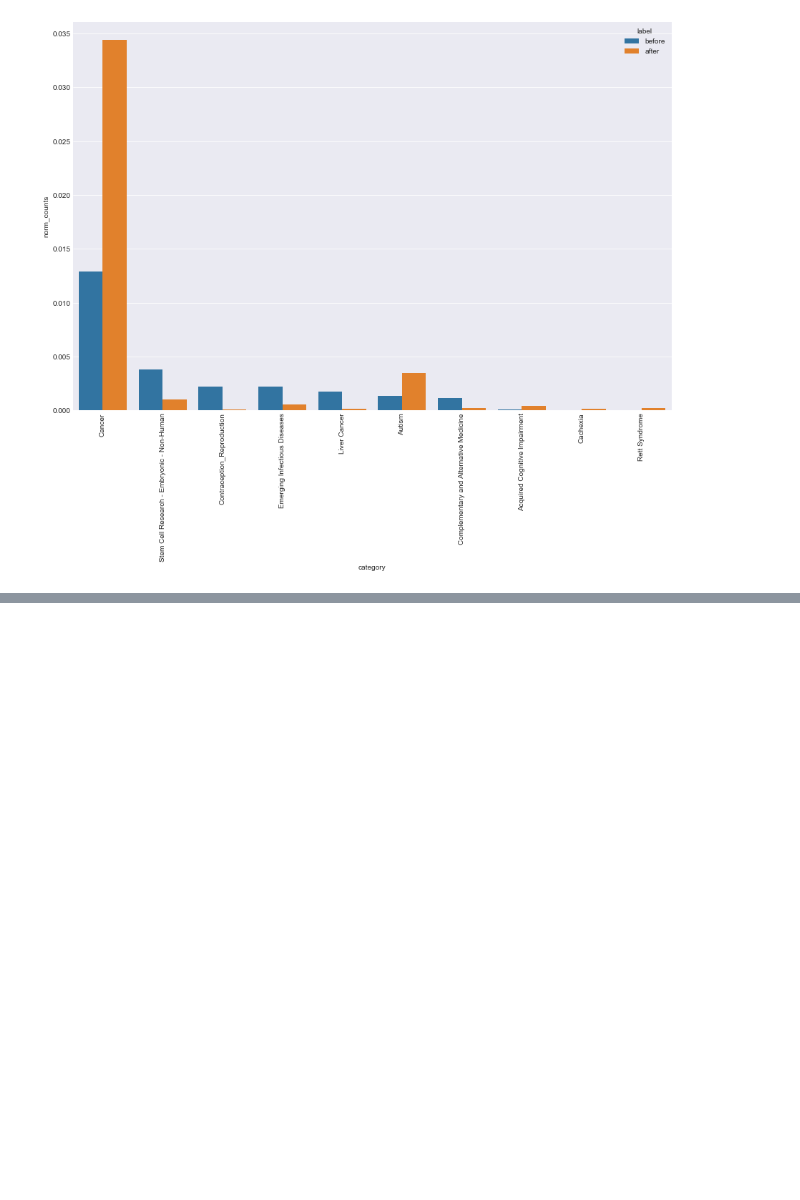
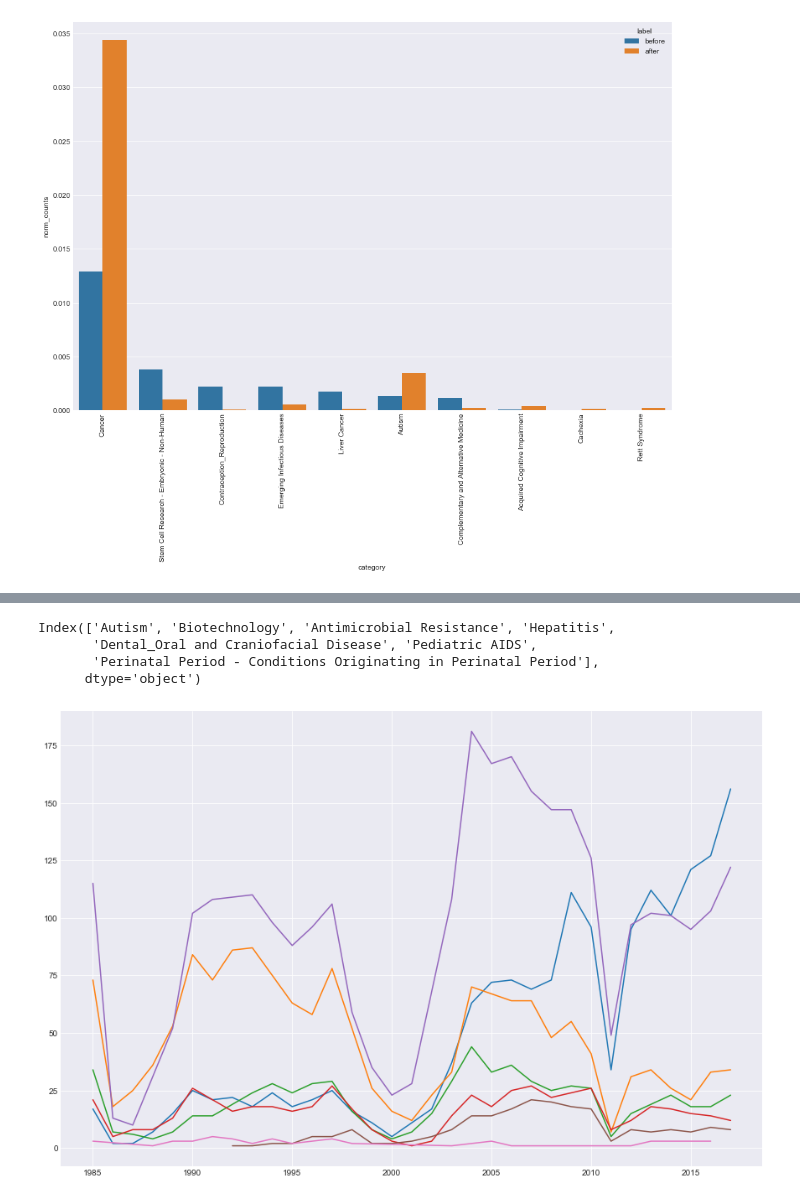
Before and after one commit to raom1/NIH-grants, a Jupyter notebook: funding_topic_analysis_2.ipynb, the cells around one changed output, grey strips where cells are left out. Saved outputs shown, nothing was run; the diff lists cells and outputs as text; code cells hidden in the pictures; blank space fills up the shorter version.

```diff
--- a/funding_topic_analysis_2.ipynb
+++ b/funding_topic_analysis_2.ipynb
@@ -854,0 +930,20 @@ plt.show()
+# %%
+autism_index = [ind for ind, cat in enumerate(DF_euclid.index) if cat == "Autism"][0]
+
+autism_cluster_number = out_of_box_ac_predict[autism_index]
+
+autism_cluster = [ind for ind, val in enumerate(out_of_box_ac_predict) if val == autism_cluster_number]
+
+fig, ax = plt.subplots(figsize=(15, 10))
+for cat in DF_euclid.iloc[autism_cluster].index:
+    df = funded_R01_projects[funded_R01_projects.category == cat]
+    cats_per_year = df.groupby("FY").count()
+    plt.plot(cats_per_year[cats_per_year.index != 2018.0]["grant_num"])
+
+DF_euclid.iloc[autism_cluster].index
+# %% [output]
+Index(['Autism', 'Biotechnology', 'Antimicrobial Resistance', 'Hepatitis',
+       'Dental_Oral and Craniofacial Disease', 'Pediatric AIDS',
+       'Perinatal Period - Conditions Originating in Perinatal Period'],
+      dtype='object')
+[figure, added]
```
Also changed, not shown: parts of 39 cells of this notebook.
